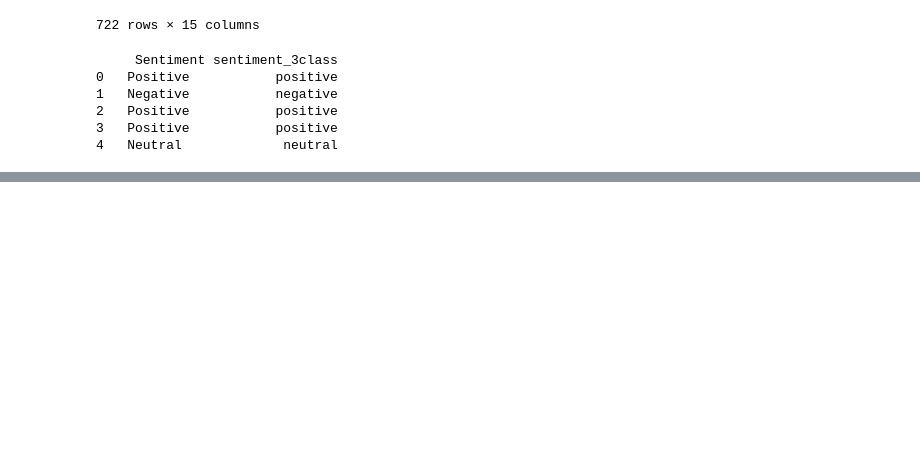
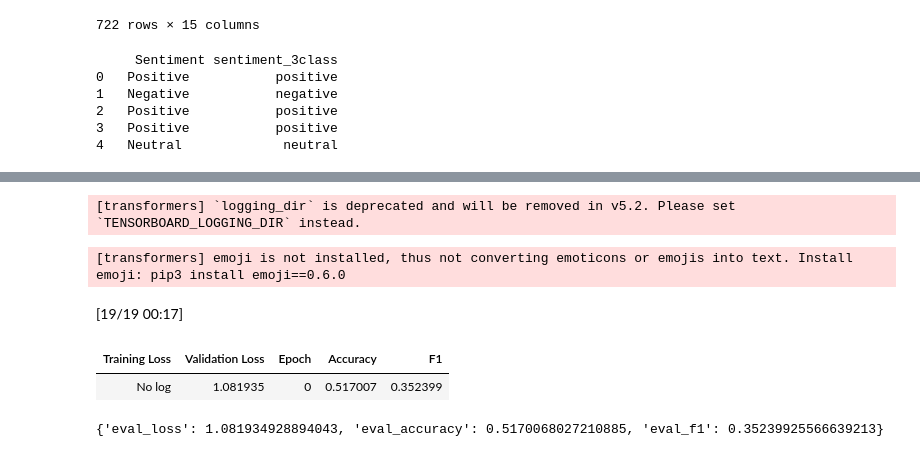
Before and after one commit to Gabriel-Fadoul/causal-learning-sentiment-analysis, a Jupyter notebook: notebooks/data_exploration.ipynb, the cells around one changed output, grey strips where cells are left out. Cells and saved outputs as stored; diff of their text form; code cells hidden in the pictures; blank space fills up the shorter version.

```diff
--- a/notebooks/data_exploration.ipynb
+++ b/notebooks/data_exploration.ipynb
@@ -115,0 +193,40 @@ df_raw
+# %%
+from sklearn.metrics import accuracy_score, f1_score
+import numpy as np
+
+def compute_metrics(eval_pred):
+
+    logits, labels = eval_pred
+
+    predictions = np.argmax(logits, axis=-1)
+
+    return {
+        "accuracy": accuracy_score(labels, predictions),
+        "f1": f1_score(labels, predictions, average="weighted")
+    }
+# %%
+from transformers import TrainingArguments
+
+training_args = TrainingArguments(
+    output_dir="./results",
+    eval_strategy="epoch",
+    save_strategy="epoch",
+    learning_rate=2e-5,
+    per_device_train_batch_size=8,
+    per_device_eval_batch_size=8,
+    num_train_epochs=3,
+    weight_decay=0.01,
+    logging_dir="./logs"
+)
+# %% [output]
+[transformers] `logging_dir` is deprecated and will be removed in v5.2. Please set `TENSORBOARD_LOGGING_DIR` instead.
+# %%
+from transformers import Trainer
+
+trainer = Trainer(
+    model=model,
+    args=training_args,
+    train_dataset=train_dataset,
+    eval_dataset=test_dataset,
+    compute_metrics=compute_metrics
+)
@@ -115,0 +235,19 @@ df_raw
+# %%
+# model.save_pretrained("./roberta_sentiment")
+
+# tokenizer.save_pretrained("./roberta_sentiment")
+
+#Load the pretrained model and tokenizer
+model = AutoModelForSequenceClassification.from_pretrained("./roberta_sentiment")
+tokenizer = AutoTokenizer.from_pretrained("./roberta_sentiment")
+# %% [output]
+[transformers] emoji is not installed, thus not converting emoticons or emojis into text. Install emoji: pip3 install emoji==0.6.0
+# %%
+results = trainer.evaluate()
+
+print(results)
+# %% [output]
+[19/19 00:17]
+| Training Loss | Validation Loss | Epoch | Accuracy | F1 |
+| No log | 1.081935 | 0 | 0.517007 | 0.352399 |
+{'eval_loss': 1.081934928894043, 'eval_accuracy': 0.5170068027210885, 'eval_f1': 0.35239925566639213}
```
Also changed, not shown: parts of 14 cells of this notebook, 1 other file.
